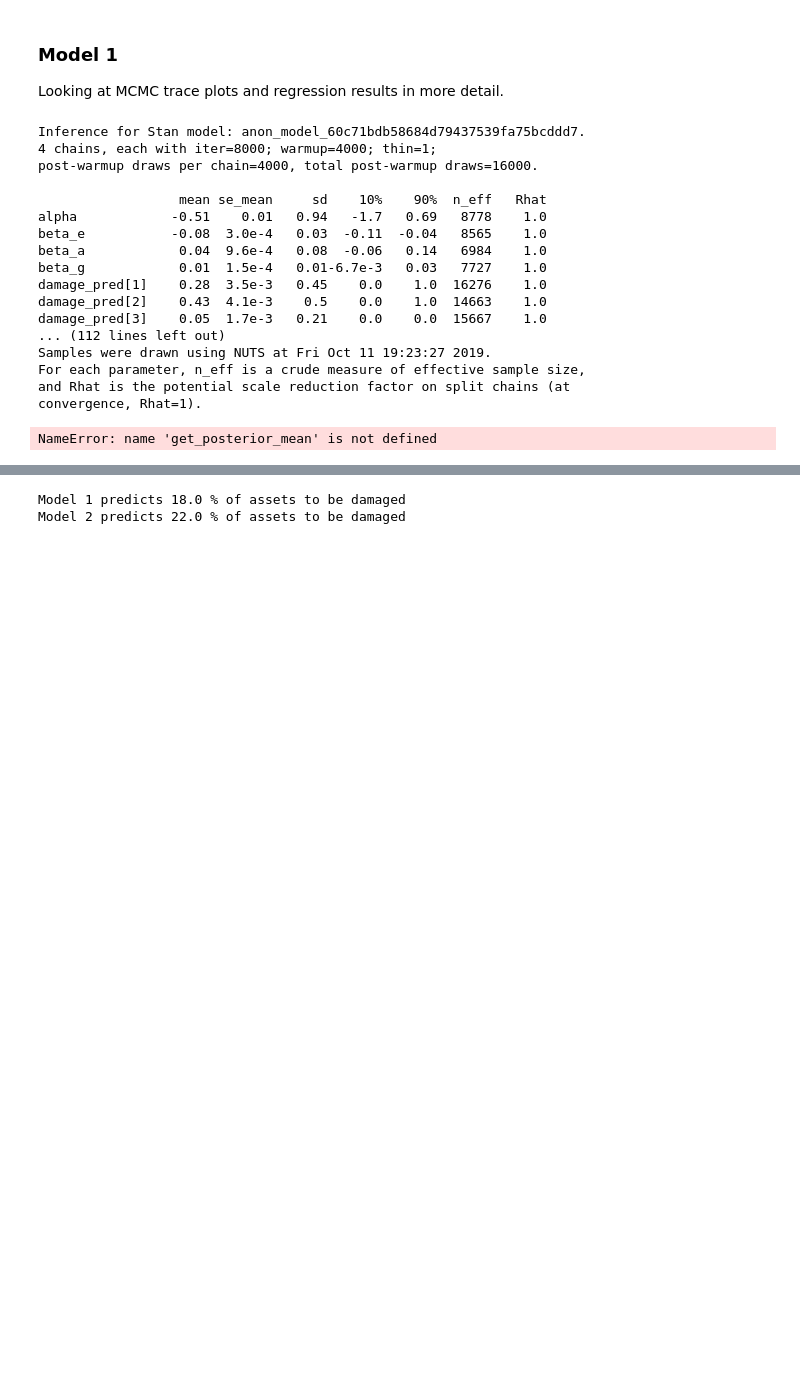
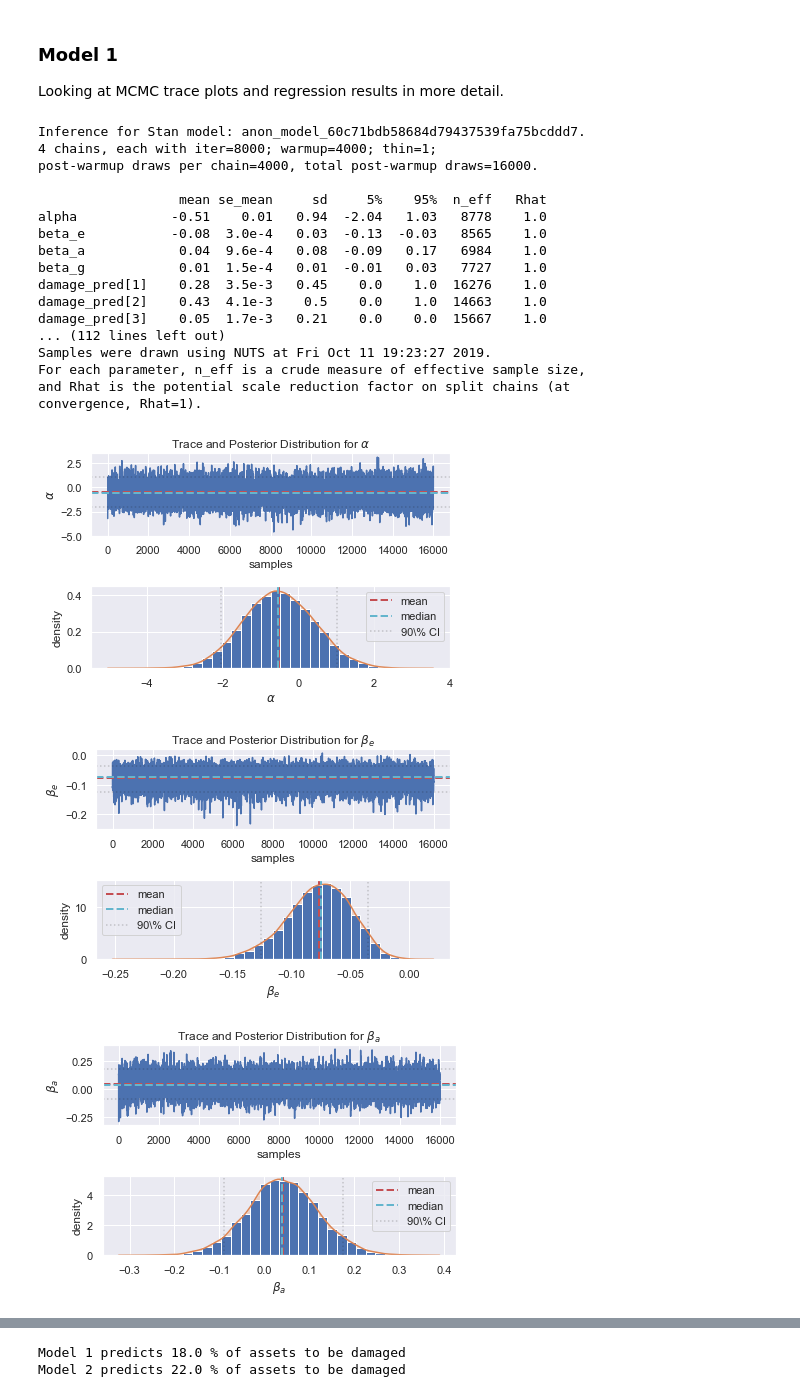
Before and after one commit to S-Black/Examples, a Jupyter notebook: NG_Exercise.ipynb, the cells around one changed output, grey strips where cells are left out. Cells and saved outputs as stored; diff of their text form; code cells hidden in the pictures; blank space fills up the shorter version.

```diff
--- a/NG_Exercise.ipynb
+++ b/NG_Exercise.ipynb
@@ -498,38 +516,40 @@ summary_1 = fit1.summary()
 alpha_1 = fit1['alpha']
 beta_e_1 = fit1['beta_e']
 beta_a_1 = fit1['beta_a']
 beta_g = fit1['beta_g']
 lp_1 = fit1['lp__']
 
-percentiles = (0.1,0.9)              # edit these at will\n",
+percentiles = (0.05,0.95)              # edit these at will\n",
 print(stan.stansummary(fit1, probs=percentiles, digits_summary=2))
-get_posterior_mean()
+
 plot_trace(alpha_1, r'$\alpha$')
 plt.show()
 plot_trace(beta_e_1, r'$\beta_e$')
 plt.show()
 plot_trace(beta_a_1, r'$\beta_a$')
 plt.show()
 plot_trace(beta_g, r'$\beta_g$')
 plt.show()
 plot_trace(lp_1, r'lp\_\_')
 plt.show()
 # %% [output]
 Inference for Stan model: anon_model_60c71bdb58684d79437539fa75bcddd7.
 4 chains, each with iter=8000; warmup=4000; thin=1;
 post-warmup draws per chain=4000, total post-warmup draws=16000.
 
-                  mean se_mean     sd    10%    90%  n_eff   Rhat
-alpha            -0.51    0.01   0.94   -1.7   0.69   8778    1.0
-beta_e           -0.08  3.0e-4   0.03  -0.11  -0.04   8565    1.0
-beta_a            0.04  9.6e-4   0.08  -0.06   0.14   6984    1.0
-beta_g            0.01  1.5e-4   0.01-6.7e-3   0.03   7727    1.0
+                  mean se_mean     sd     5%    95%  n_eff   Rhat
+alpha            -0.51    0.01   0.94  -2.04   1.03   8778    1.0
+beta_e           -0.08  3.0e-4   0.03  -0.13  -0.03   8565    1.0
+beta_a            0.04  9.6e-4   0.08  -0.09   0.17   6984    1.0
+beta_g            0.01  1.5e-4   0.01  -0.01   0.03   7727    1.0
 damage_pred[1]    0.28  3.5e-3   0.45    0.0    1.0  16276    1.0
 damage_pred[2]    0.43  4.1e-3    0.5    0.0    1.0  14663    1.0
 damage_pred[3]    0.05  1.7e-3   0.21    0.0    0.0  15667    1.0
 ... (112 lines left out)
 Samples were drawn using NUTS at Fri Oct 11 19:23:27 2019.
 For each parameter, n_eff is a crude measure of effective sample size,
 and Rhat is the potential scale reduction factor on split chains (at
 convergence, Rhat=1).
-NameError: name 'get_posterior_mean' is not defined
+[figure, added]
+[figure, added]
+[figure, added]
```
Also changed, not shown: parts of 21 cells of this notebook.
